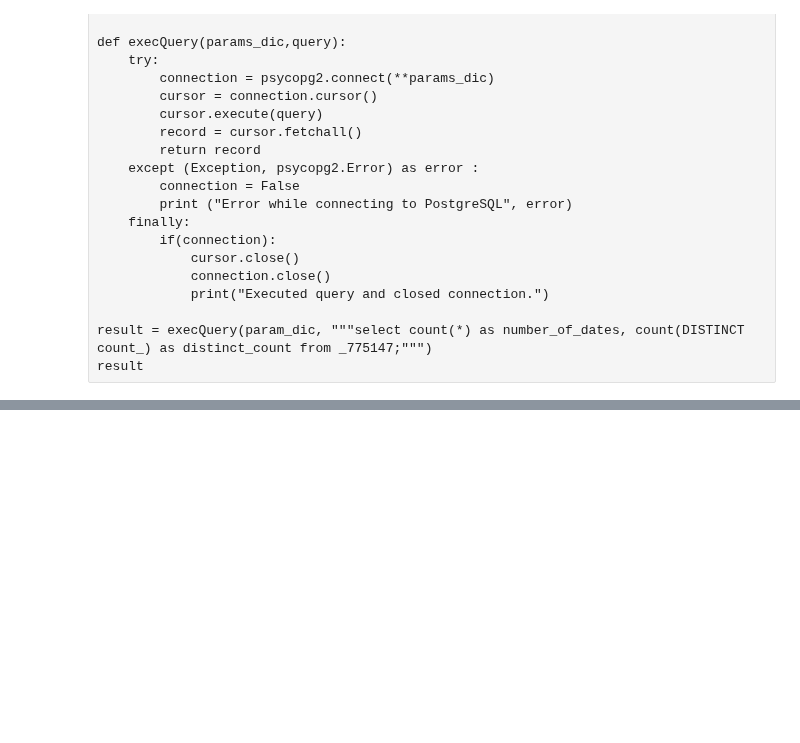
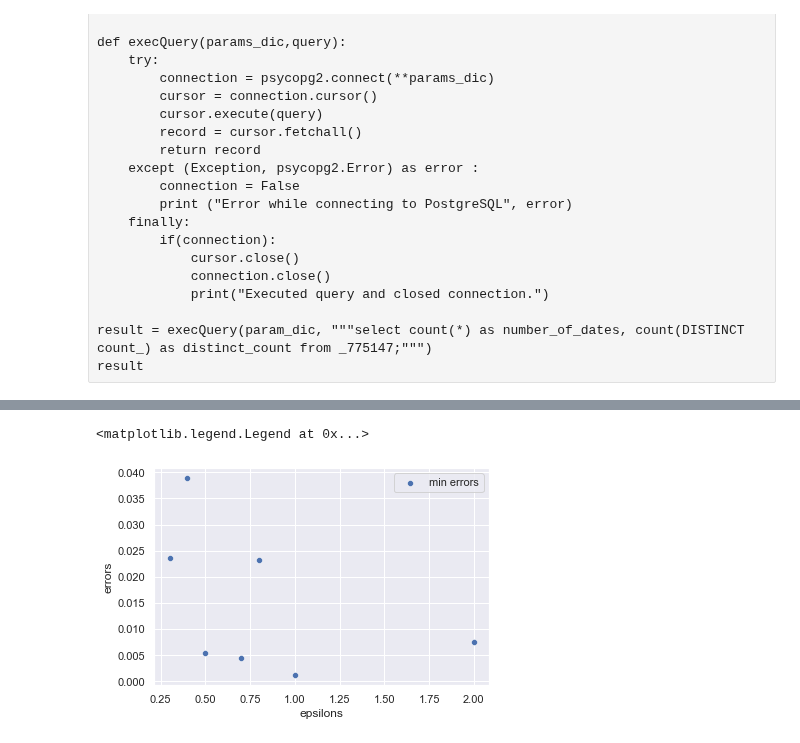
Before and after one commit to j-friis/Bachelors-Thesis, a Jupyter notebook: Implementation/AddLaplace.ipynb, the cells around one changed output, grey strips where cells are left out. Saved outputs shown, nothing was run; the diff lists cells and outputs as text; code cells hidden in the pictures; blank space fills up the shorter version.

```diff
--- a/Implementation/AddLaplace.ipynb
+++ b/Implementation/AddLaplace.ipynb
@@ -102,0 +207,6 @@ laplace_mec.rvs()
+# %%
+sns.scatterplot(data=seaborn_df.loc[seaborn_df['labels'] == 'min errors'], x ='epsilons', y ='errors')
+plt.legend(labels=['min errors'])
+# %% [output]
+<matplotlib.legend.Legend at 0x...>
+[figure, added]
```
Also changed, not shown: parts of 32 cells of this notebook.
